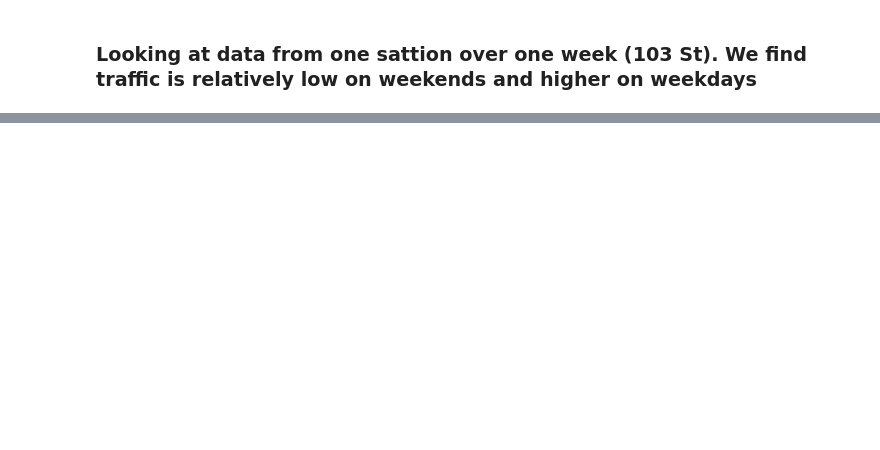
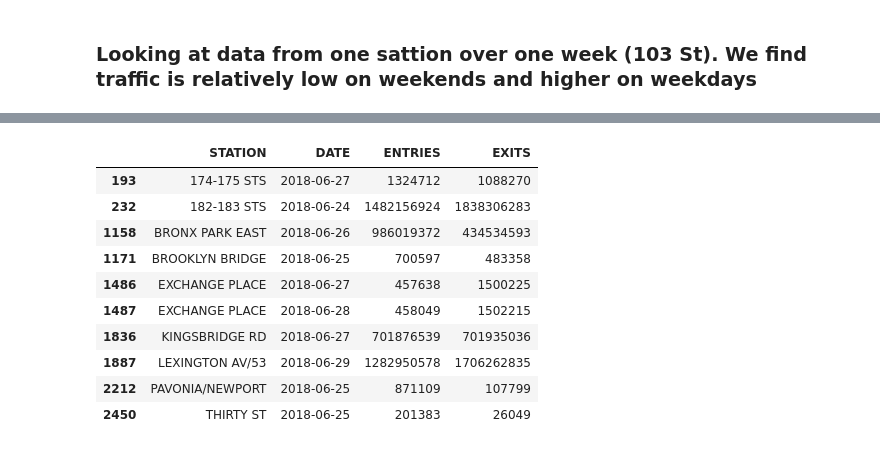
Before and after one commit to AhaYesEleanor/MTA-Traffic-analysis, a Jupyter notebook: Benson.ipynb, the cells around one changed output, grey strips where cells are left out. Saved outputs shown, nothing was run; the diff lists cells and outputs as text; code cells hidden in the pictures; blank space fills up the shorter version.

```diff
--- a/Benson.ipynb
+++ b/Benson.ipynb
@@ -150,2 +148,4 @@ plt.xticks(rotation = 'vertical')
 # %% [markdown]
 ### Looking at data from one sattion over one week (103 St). We find traffic is relatively low on weekends and higher on weekdays
+# %%
+strange_data = daily_totals[daily_totals['ENTRIES'] > 200000]
@@ -151,0 +156,14 @@ plt.xticks(rotation = 'vertical')
+# %%
+strange_data
+# %% [output]
+|  | STATION | DATE | ENTRIES | EXITS |
+| 193 | 174-175 STS | 2018-06-27 | 1324712 | 1088270 |
+| 232 | 182-183 STS | 2018-06-24 | 1482156924 | 1838306283 |
+| 1158 | BRONX PARK EAST | 2018-06-26 | 986019372 | 434534593 |
+| 1171 | BROOKLYN BRIDGE | 2018-06-25 | 700597 | 483358 |
+| 1486 | EXCHANGE PLACE | 2018-06-27 | 457638 | 1500225 |
+| 1487 | EXCHANGE PLACE | 2018-06-28 | 458049 | 1502215 |
+| 1836 | KINGSBRIDGE RD | 2018-06-27 | 701876539 | 701935036 |
+| 1887 | LEXINGTON AV/53 | 2018-06-29 | 1282950578 | 1706262835 |
+| 2212 | PAVONIA/NEWPORT | 2018-06-25 | 871109 | 107799 |
+| 2450 | THIRTY ST | 2018-06-25 | 201383 | 26049 |
```
Also changed, not shown: parts of 7 cells of this notebook.
